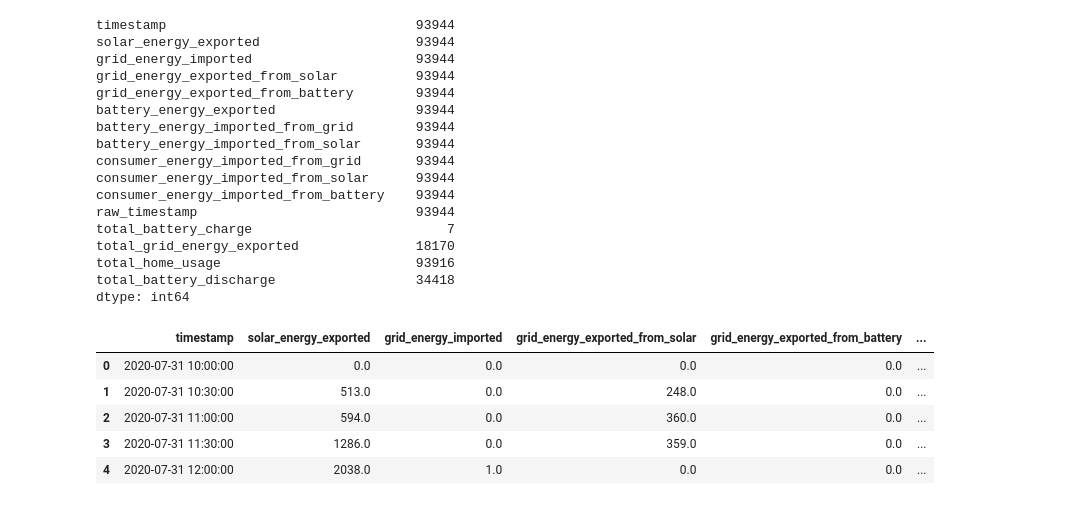
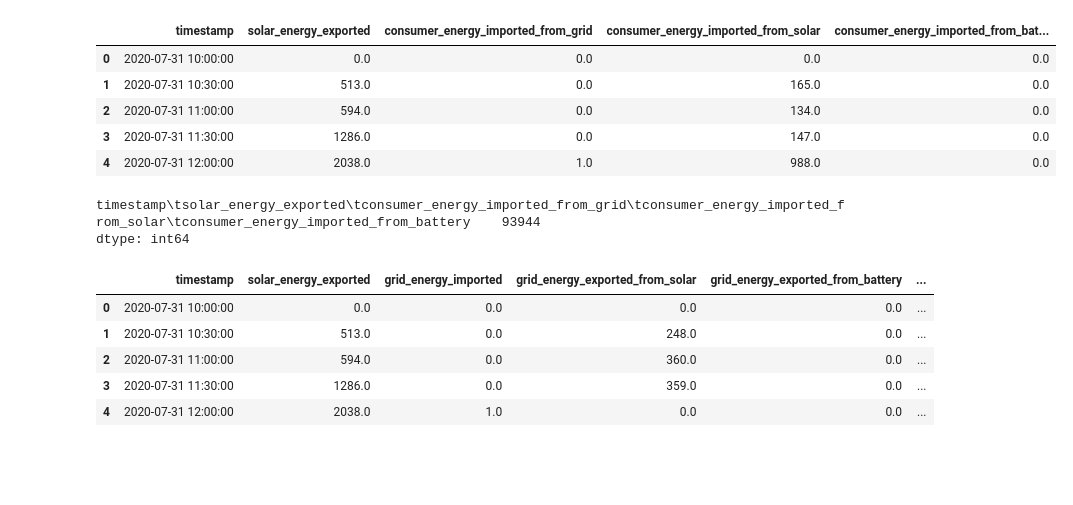
Before and after one commit to paleze/solar-energy-surplus-estimator, a Jupyter notebook: dev/solar-energy-surplus-prediction.ipynb, the cells around one changed output. Drawn from its saved outputs; the diff is of its cells as text; code cells hidden in the pictures; blank space fills up the shorter version.

Commit message:
change notebook to test new source data file

```diff
--- a/dev/solar-energy-surplus-prediction.ipynb
+++ b/dev/solar-energy-surplus-prediction.ipynb
@@ -45,27 +45,21 @@ def load_csvs_from_dir(directory, pattern="*.csv", concat=True, add_filename_col
     else:
         return dfs
 # %%
-powerwall_data_path="../tesla-solar-download/download/2733356/energy"
+powerwall_data_path="../minio/source-data"
 df_raw = load_csvs_from_dir(powerwall_data_path, add_filename_col=False)
+# %%
+df_raw.head()
+# %% [output]
+|  | timestamp | solar_energy_exported | consumer_energy_imported_from_grid | consumer_energy_imported_from_solar | consumer_energy_imported_from_bat... |
+| 0 | 2020-07-31 10:00:00 | 0.0 | 0.0 | 0.0 | 0.0 |
+| 1 | 2020-07-31 10:30:00 | 513.0 | 0.0 | 165.0 | 0.0 |
+| 2 | 2020-07-31 11:00:00 | 594.0 | 0.0 | 134.0 | 0.0 |
+| 3 | 2020-07-31 11:30:00 | 1286.0 | 0.0 | 147.0 | 0.0 |
+| 4 | 2020-07-31 12:00:00 | 2038.0 | 1.0 | 988.0 | 0.0 |
 # %%
 df_raw.count()
 # %% [output]
-timestamp                                93944
-solar_energy_exported                    93944
-grid_energy_imported                     93944
-grid_energy_exported_from_solar          93944
-grid_energy_exported_from_battery        93944
-battery_energy_exported                  93944
-battery_energy_imported_from_grid        93944
-battery_energy_imported_from_solar       93944
-consumer_energy_imported_from_grid       93944
-consumer_energy_imported_from_solar      93944
-consumer_energy_imported_from_battery    93944
-raw_timestamp                            93944
-total_battery_charge                         7
-total_grid_energy_exported               18170
-total_home_usage                         93916
-total_battery_discharge                  34418
+timestamp\tsolar_energy_exported\tconsumer_energy_imported_from_grid\tconsumer_energy_imported_from_solar\tconsumer_energy_imported_from_battery    93944
 dtype: int64
 # %%
 df_raw.head()
```
Also changed, not shown: parts of 1 cell of this notebook.
